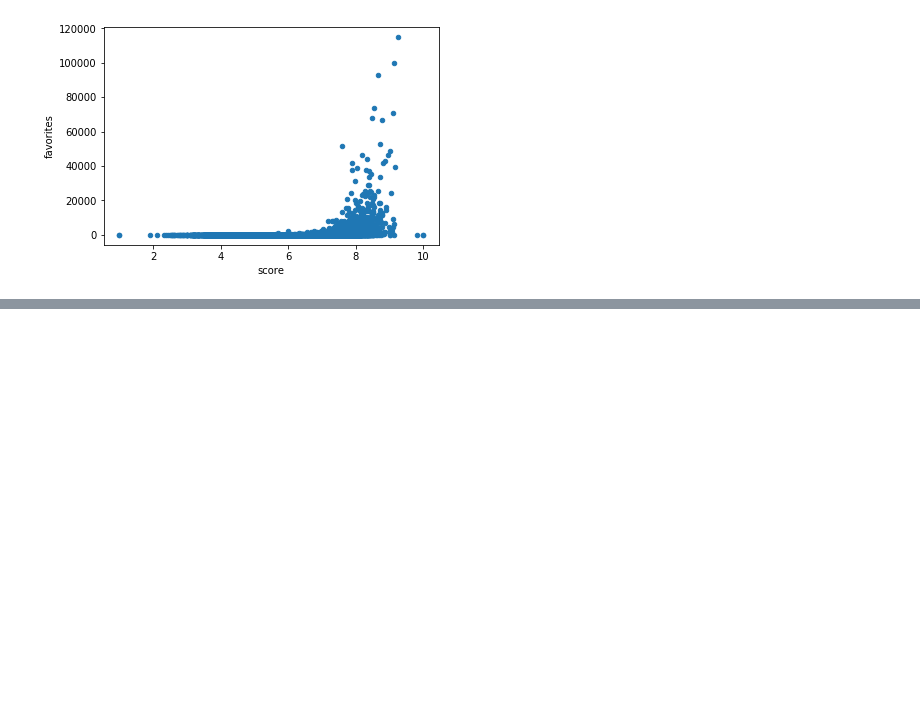
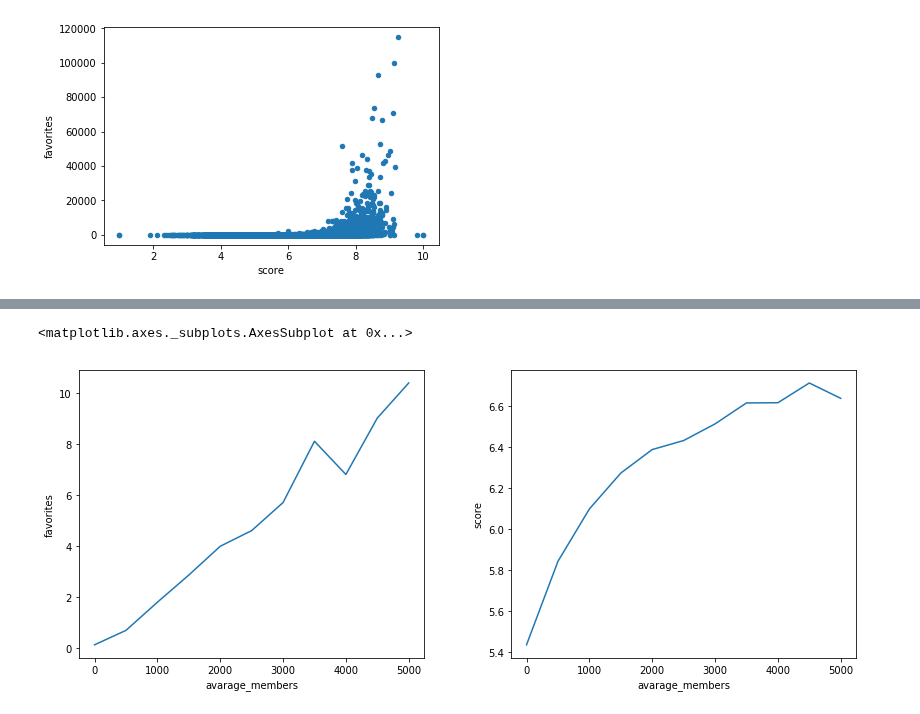
Before and after one commit to DanielVitas/projektna-naloga-programiranje-1, a Jupyter notebook: animenotebook.ipynb, the cells around one changed output, grey strips where cells are left out. Drawn from its saved outputs; the diff is of its cells as text; code cells hidden in the pictures; blank space fills up the shorter version.

```diff
--- a/animenotebook.ipynb
+++ b/animenotebook.ipynb
@@ -79,0 +98,4 @@ A kot vidite to ni čisto res. Sam sem "favoritiziral" več animejev, ki sem jih
+# %%
+unpopular_anime = anime[anime['members'] < 5000]
+unpopular_anime.loc[:, 'avarage_members'] = round(unpopular_anime['members'] / 500) * 500  # OPOZORILO PANDAS
+unpopular_anime.shape[0]
@@ -79,0 +114,12 @@ A kot vidite to ni čisto res. Sam sem "favoritiziral" več animejev, ki sem jih
+# %%
+anime_by_members = unpopular_anime.groupby('avarage_members')
+fig = plt.figure(1)
+ax1 = fig.add_subplot(111, position=[0, 0, 0.8, 1])
+ax1.set_ylabel('favorites')
+ax2 = fig.add_subplot(121, position=[1, 0, 0.8, 1])
+ax2.set_ylabel('score')
+anime_by_members['favorites'].mean().plot(ax=ax1)
+anime_by_members['score'].mean().plot(ax=ax2)
+# %% [output]
+<matplotlib.axes._subplots.AxesSubplot at 0x...>
+[figure, added]
```
Also changed, not shown: parts of 43 cells of this notebook.
